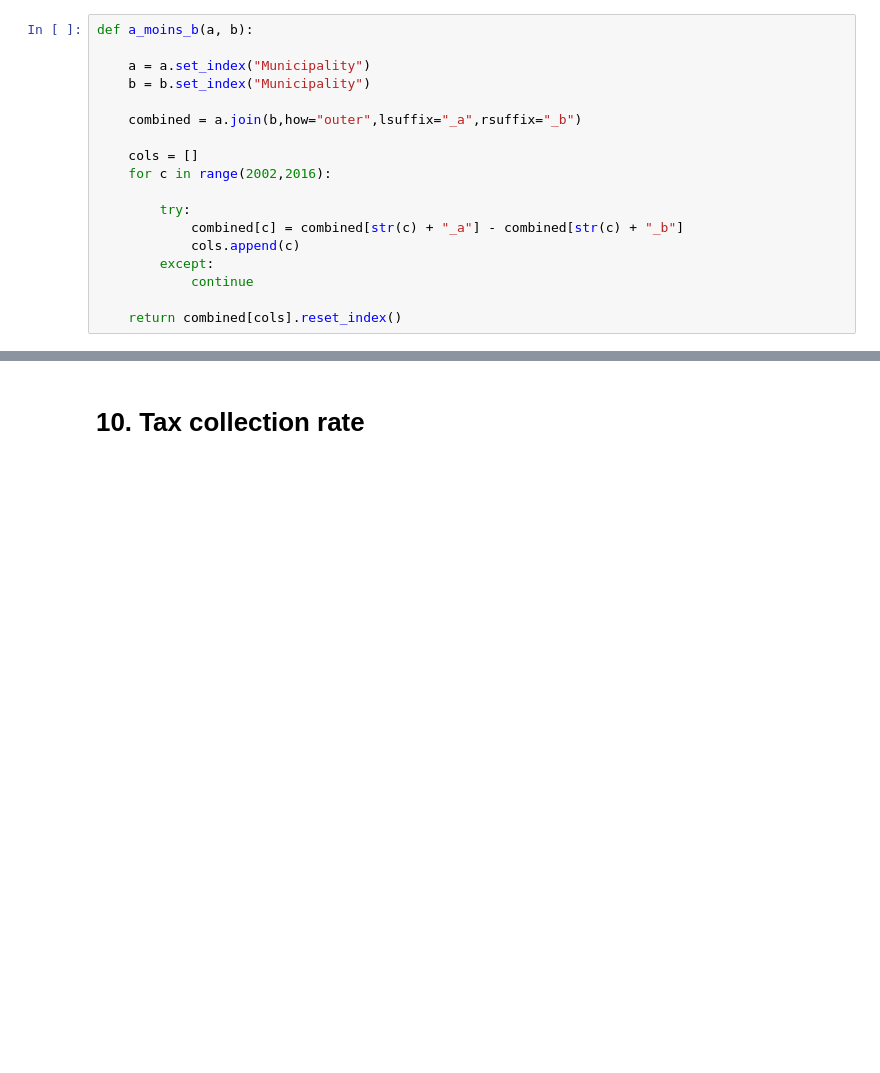
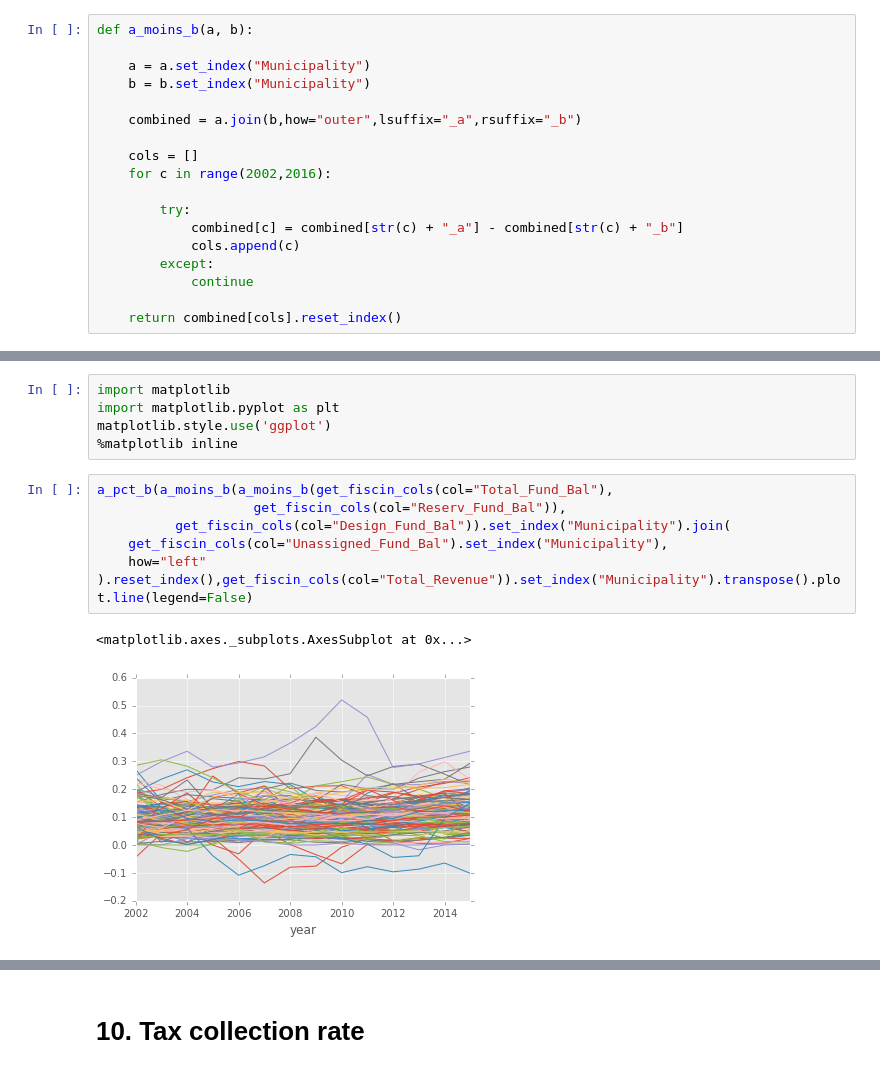
Before and after one commit to jakekara/ct-fiscal-indicators-csv, a Jupyter notebook: ability-to-pay/ability to pay spreadsheets.ipynb, the cells around one changed output, grey strips where cells are left out. Drawn from its saved outputs; the diff is of its cells as text; blank space fills up the shorter version.

```diff
--- a/ability-to-pay/ability to pay spreadsheets.ipynb
+++ b/ability-to-pay/ability to pay spreadsheets.ipynb
@@ -344 +418,16 @@ a_pct_b(a_moins_b(a_moins_b(get_fiscin_cols(col="Total_Fund_Bal"),
 170 rows × 15 columns
+# %%
+import matplotlib
+import matplotlib.pyplot as plt
+matplotlib.style.use('ggplot')
+%matplotlib inline
+# %%
+a_pct_b(a_moins_b(a_moins_b(get_fiscin_cols(col="Total_Fund_Bal"),
+                    get_fiscin_cols(col="Reserv_Fund_Bal")),
+          get_fiscin_cols(col="Design_Fund_Bal")).set_index("Municipality").join(
+    get_fiscin_cols(col="Unassigned_Fund_Bal").set_index("Municipality"),
+    how="left"
+).reset_index(),get_fiscin_cols(col="Total_Revenue")).set_index("Municipality").transpose().plot.line(legend=False)
+# %% [output]
+<matplotlib.axes._subplots.AxesSubplot at 0x...>
+[figure, added]
```
Also changed, not shown: parts of 33 cells of this notebook, 13 other files.
